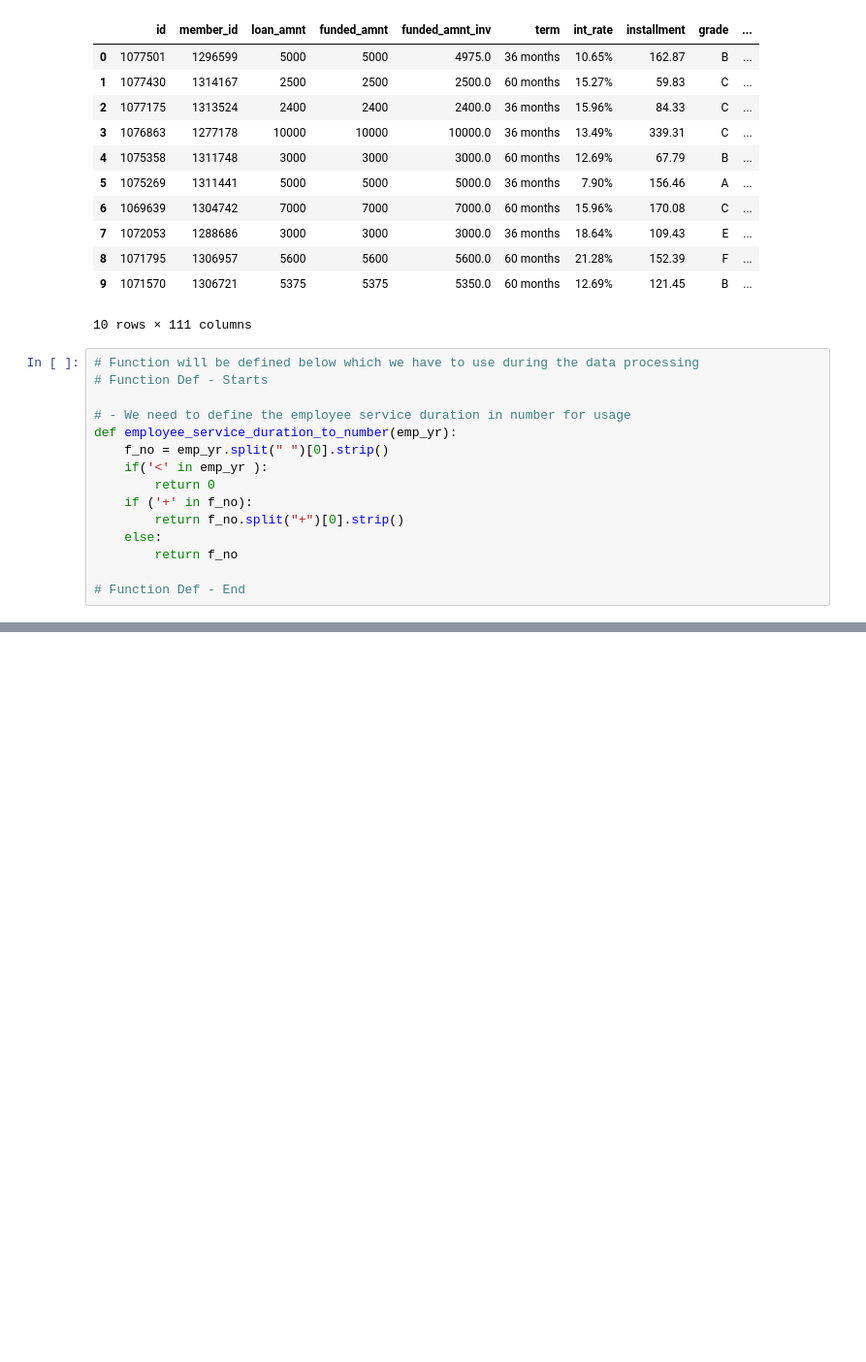
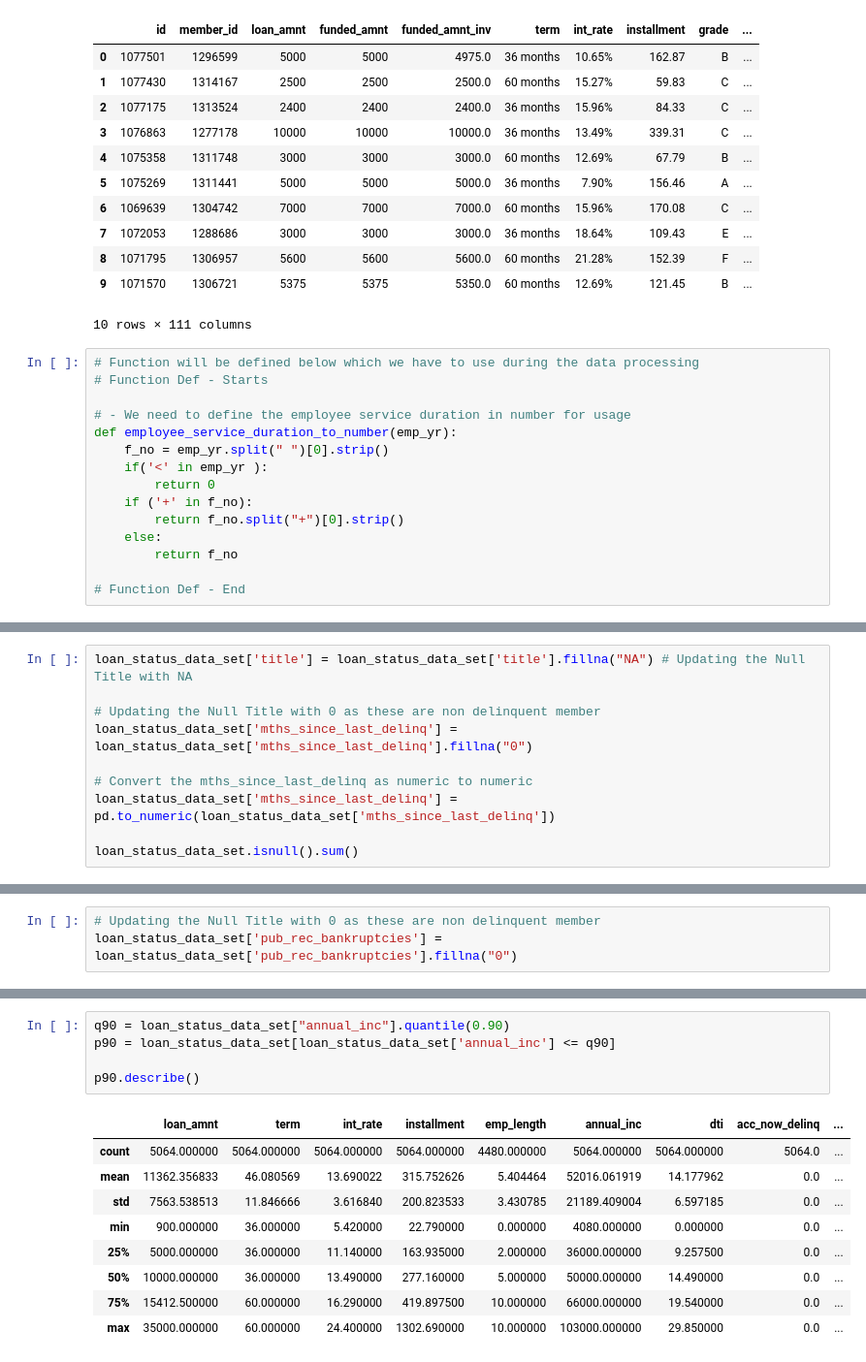
Before and after one commit to shashikantsingh16/LendingClubCaseStudy, a Jupyter notebook: Shashi_Kant_Singh.ipynb, the cells around one changed output, grey strips where cells are left out. Shown: that part at 97% size. Saved outputs shown, nothing was run; the diff lists cells and outputs as text; blank space fills up the shorter version.

```diff
--- a/Shashi_Kant_Singh.ipynb
+++ b/Shashi_Kant_Singh.ipynb
@@ -169,0 +159,10 @@ dtype: int64
+# %%
+loan_status_data_set['title'] = loan_status_data_set['title'].fillna("NA") # Updating the Null Title with NA
+
+# Updating the Null Title with 0 as these are non delinquent member
+loan_status_data_set['mths_since_last_delinq'] = loan_status_data_set['mths_since_last_delinq'].fillna("0")
+
+# Convert the mths_since_last_delinq as numeric to numeric
+loan_status_data_set['mths_since_last_delinq'] = pd.to_numeric(loan_status_data_set['mths_since_last_delinq'])
+
+loan_status_data_set.isnull().sum()
@@ -169,0 +196,3 @@ dtype: int64
+# %%
+# Updating the Null Title with 0 as these are non delinquent member
+loan_status_data_set['pub_rec_bankruptcies'] = loan_status_data_set['pub_rec_bankruptcies'].fillna("0")
@@ -223,0 +315,15 @@ py.iplot(fig)
+# %%
+q90 = loan_status_data_set["annual_inc"].quantile(0.90)
+p90 = loan_status_data_set[loan_status_data_set['annual_inc'] <= q90]
+
+p90.describe()
+# %% [output]
+|  | loan_amnt | term | int_rate | installment | emp_length | annual_inc | dti | acc_now_delinq | ... |
+| count | 5064.000000 | 5064.000000 | 5064.000000 | 5064.000000 | 4480.000000 | 5064.000000 | 5064.000000 | 5064.0 | ... |
+| mean | 11362.356833 | 46.080569 | 13.690022 | 315.752626 | 5.404464 | 52016.061919 | 14.177962 | 0.0 | ... |
+| std | 7563.538513 | 11.846666 | 3.616840 | 200.823533 | 3.430785 | 21189.409004 | 6.597185 | 0.0 | ... |
+| min | 900.000000 | 36.000000 | 5.420000 | 22.790000 | 0.000000 | 4080.000000 | 0.000000 | 0.0 | ... |
+| 25% | 5000.000000 | 36.000000 | 11.140000 | 163.935000 | 2.000000 | 36000.000000 | 9.257500 | 0.0 | ... |
+| 50% | 10000.000000 | 36.000000 | 13.490000 | 277.160000 | 5.000000 | 50000.000000 | 14.490000 | 0.0 | ... |
+| 75% | 15412.500000 | 60.000000 | 16.290000 | 419.897500 | 10.000000 | 66000.000000 | 19.540000 | 0.0 | ... |
+| max | 35000.000000 | 60.000000 | 24.400000 | 1302.690000 | 10.000000 | 103000.000000 | 29.850000 | 0.0 | ... |
```
Also changed, not shown: parts of 21 cells of this notebook.
